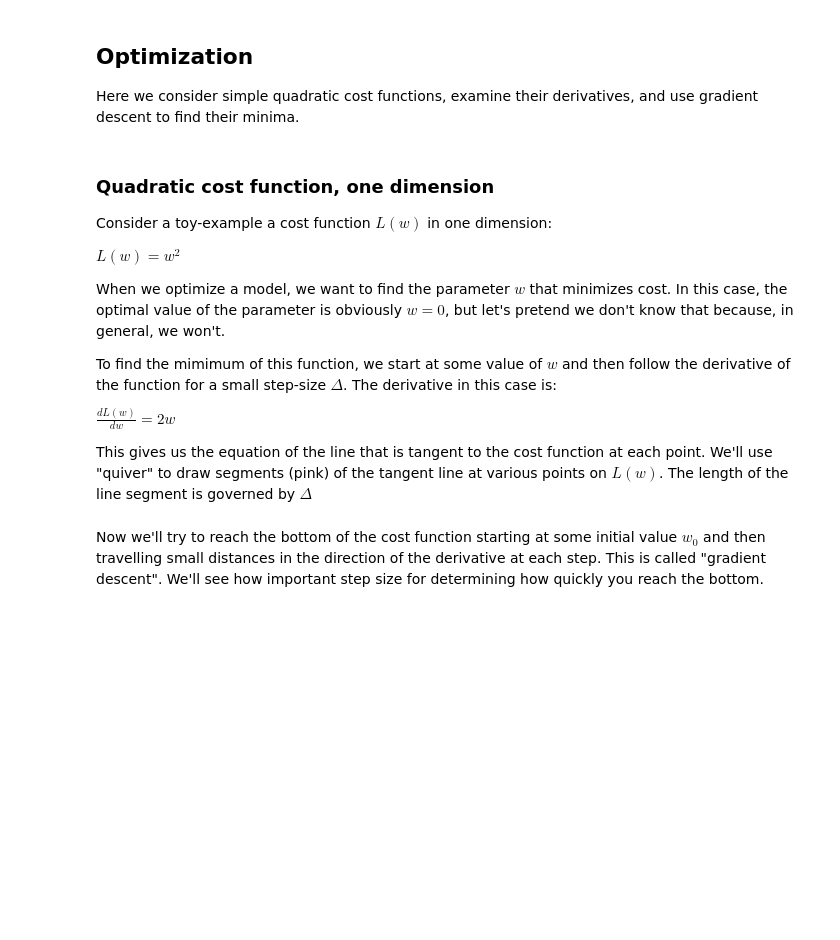
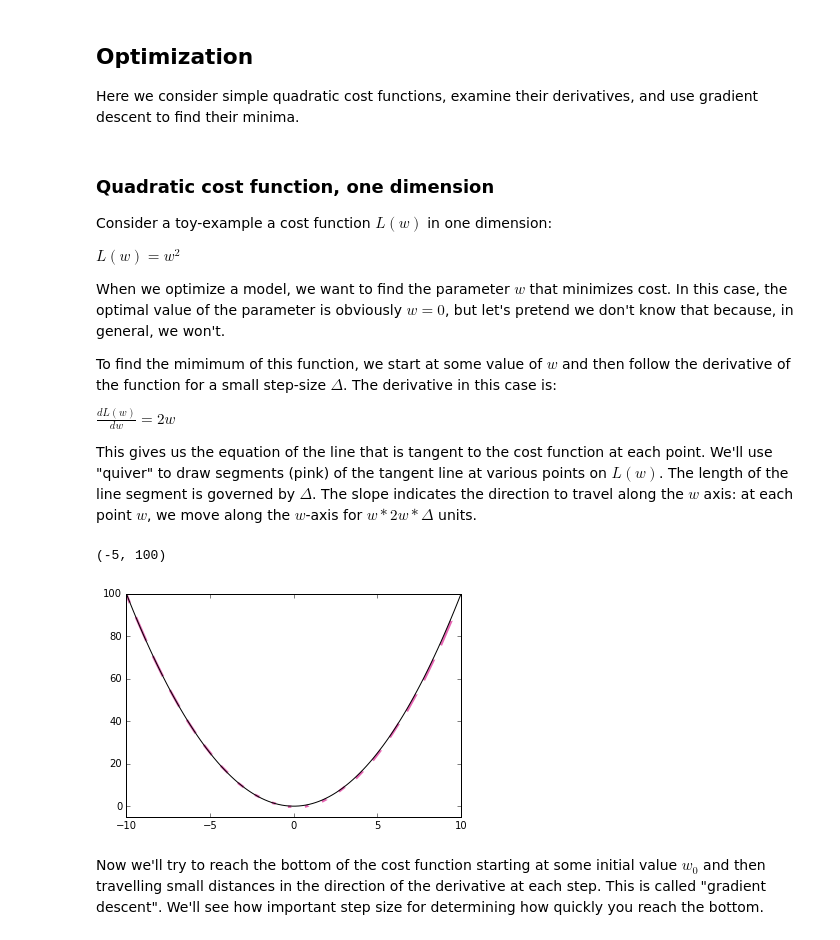
Before and after one commit to styvesg/BIOMI813, a Jupyter notebook: Simple_gradient_descent_illustration.ipynb, the cells around one changed output. Drawn from its saved outputs; the diff is of its cells as text; code cells hidden in the pictures; blank space fills up the shorter version.

```diff
--- a/Simple_gradient_descent_illustration.ipynb
+++ b/Simple_gradient_descent_illustration.ipynb
@@ -19,20 +19,24 @@ To find the mimimum of this function, we start at some value of $w$ and then fol
 
 $\frac{dL(w)}{dw} = 2w$
 
-This gives us the equation of the line that is tangent to the cost function at each point. We'll use "quiver" to draw segments (pink) of the tangent line at various points on $L(w)$. The length of the line segment is governed by $\Delta$
+This gives us the equation of the line that is tangent to the cost function at each point. We'll use "quiver" to draw segments (pink) of the tangent line at various points on $L(w)$. The length of the line segment is governed by $\Delta$. The slope indicates the direction to travel along the $w$ axis: at each point $w$, we move along the $w$-axis for $w*2w*\Delta$ units.
 # %%
 ##define step size and range of function evaluation
-delta = 0.9
+delta = 0.91
 w = np.linspace(-10,10,num=100)
 
 ##plot the cost function L(w)
 plt.plot(w, w**2, 'k')
 
 ##plot a vector along the line defined by the derivative of L(w) for some values of w.
 d_color = np.array([.9,.4,.7])
 for ii in w[0:-1:5]:
     plt.quiver(ii,ii**2,delta,2*ii*delta,angles='xy', scale_units ='xy',scale=1,pivot='middle',headwidth=0,color=d_color)
+
 plt.ylim([-5,100])
+# %% [output]
+(-5, 100)
+[figure, added]
 # %% [markdown]
 Now we'll try to reach the bottom of the cost function starting at some initial value $w_0$ and then travelling small distances in the direction of the derivative at each step. This is called "gradient descent". We'll see how important step size for determining how quickly you reach the bottom.
 # %%
```
Also changed, not shown: parts of 4 cells of this notebook, 2 other files.
